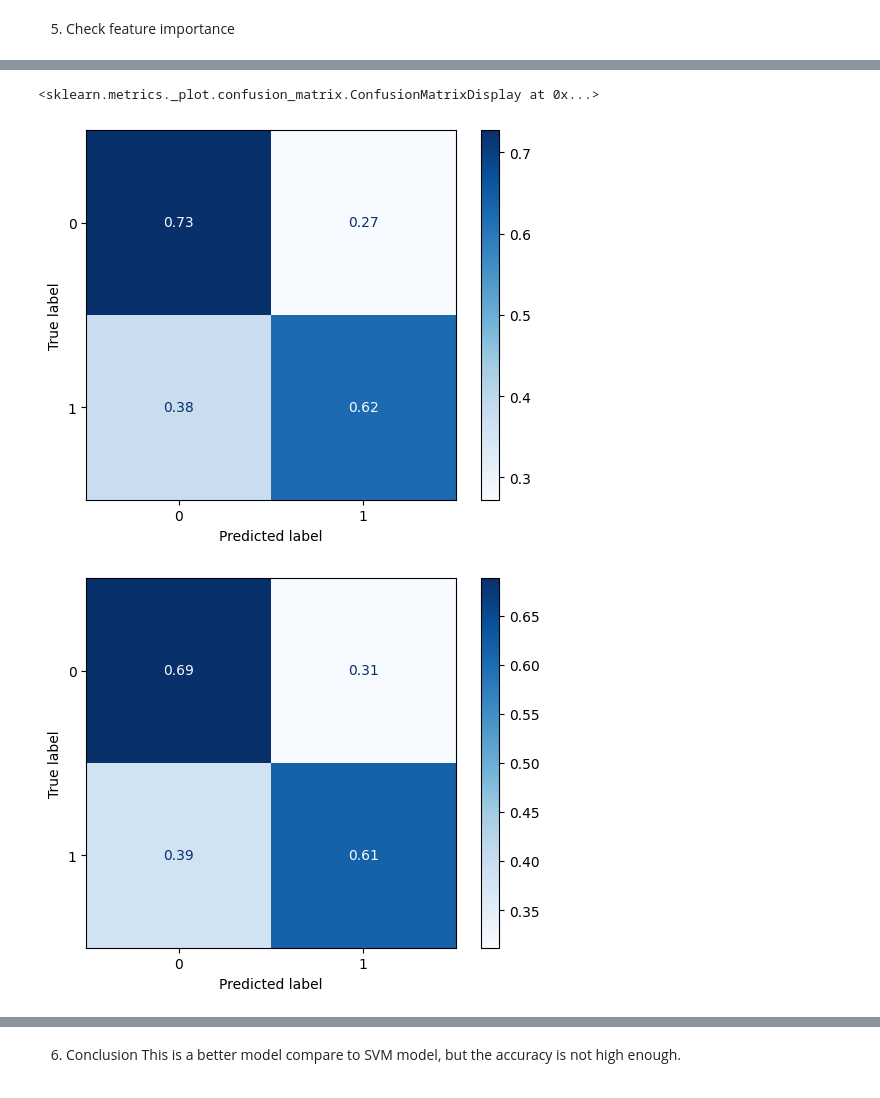
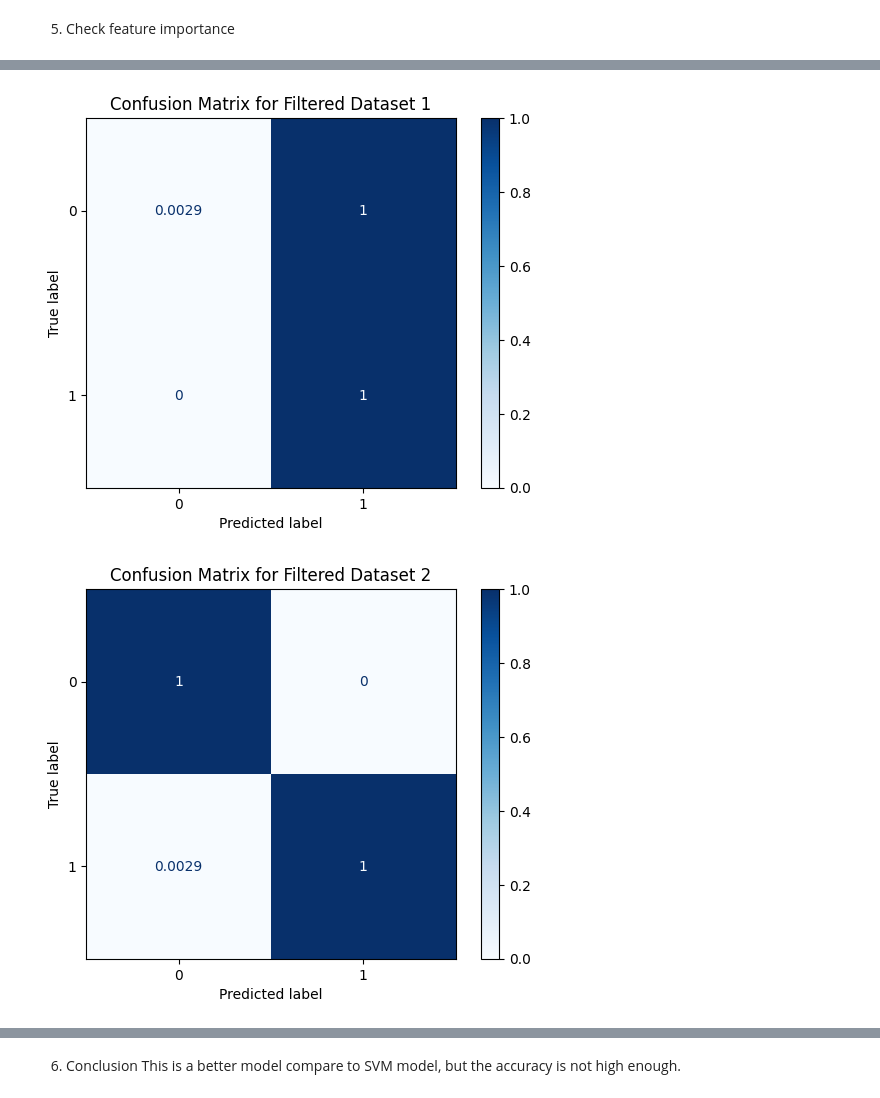
Before and after one commit to arthurso2023/ADSI_Assignment, a Jupyter notebook: notebooks/RandomForest.ipynb, the cells around one changed output, grey strips where cells are left out. Cells and saved outputs as stored; diff of their text form; code cells hidden in the pictures.

Commit message:
Update EDA and RandomForest

```diff
--- a/notebooks/RandomForest.ipynb
+++ b/notebooks/RandomForest.ipynb
@@ -148,0 +171,11 @@ Feature importance for model 1:
+# %%
+# Perform grid search for optimized parameters on filtered datasets
+filtered_best_params_list = []
+
+for i, (x, y) in enumerate(datasets_filtered):
+    rf = RandomForestClassifier(random_state=8)
+    grid_search = GridSearchCV(estimator=rf, param_grid=param_grid, cv=5, n_jobs=-1, verbose=2)
+    grid_search.fit(x, y.values.ravel())
+    best_params = grid_search.best_params_
+    filtered_best_params_list.append(best_params)
+    print(f"Best parameters for filtered dataset {i+1}: {best_params}")
@@ -149,17 +189,13 @@ Feature importance for model 1:
 # %%
-# Select only the required columns
-selected_columns = ['GP', 'BLK']
-datasets_selected = [(x[selected_columns], y) for x, y in datasets]
+# Train and evaluate a model for each filtered dataset using the best parameters
+filtered_best_models = []
 
-# Train and evaluate a model for each selected dataset using the best parameters
-selected_best_models = []
-
-for i, (x, y) in enumerate(datasets_selected):
-    best_params = best_params_list[i]
+for i, (x, y) in enumerate(datasets_filtered):
+    best_params = filtered_best_params_list[i]
     rf_model = RandomForestClassifier(**best_params, random_state=8)
     rf_model.fit(x, y.values.ravel())
-    selected_best_models.append(rf_model)
-    print(f'Training score for selected dataset {i+1}: {rf_model.score(x, y)}')
-    print(f'Test score for selected dataset {i+1}: {rf_model.score(x_test[selected_columns], y_test)}')
-    print(f'Accuracy for selected dataset {i+1}: {accuracy_score(y_test, rf_model.predict(x_test[selected_columns]))}')
+    filtered_best_models.append(rf_model)
+    print(f'Training score for filtered dataset {i+1}: {rf_model.score(x, y)}')
+    print(f'Test score for filtered dataset {i+1}: {rf_model.score(x_test[x.columns], y_test)}')
+    print(f'Accuracy for filtered dataset {i+1}: {accuracy_score(y_test, rf_model.predict(x_test[x.columns]))}')
 # %% [output]
@@ -187,7 +216,8 @@ ConfusionMatrixDisplay.from_estimator(best_models[1], x_test, y_test)
-# %%
-ConfusionMatrixDisplay.from_estimator(rf_model, x_data, y_data, cmap=plt.cm.Blues, normalize='true')
-ConfusionMatrixDisplay.from_estimator(rf_model, x_test, y_test, cmap=plt.cm.Blues, normalize='true')
-# %% [output]
-<sklearn.metrics._plot.confusion_matrix.ConfusionMatrixDisplay at 0x...>
-[figure, removed]
-[figure, removed]
+# %%
+for i, (x, y) in enumerate(datasets_filtered):
+    ConfusionMatrixDisplay.from_estimator(filtered_best_models[i], x, y, cmap=plt.cm.Blues, normalize='true')
+    plt.title(f'Confusion Matrix for Filtered Dataset {i+1}')
+    plt.show()
+# %% [output]
+[figure, added]
+[figure, added]
```
Also changed, not shown: parts of 13 cells of this notebook.
